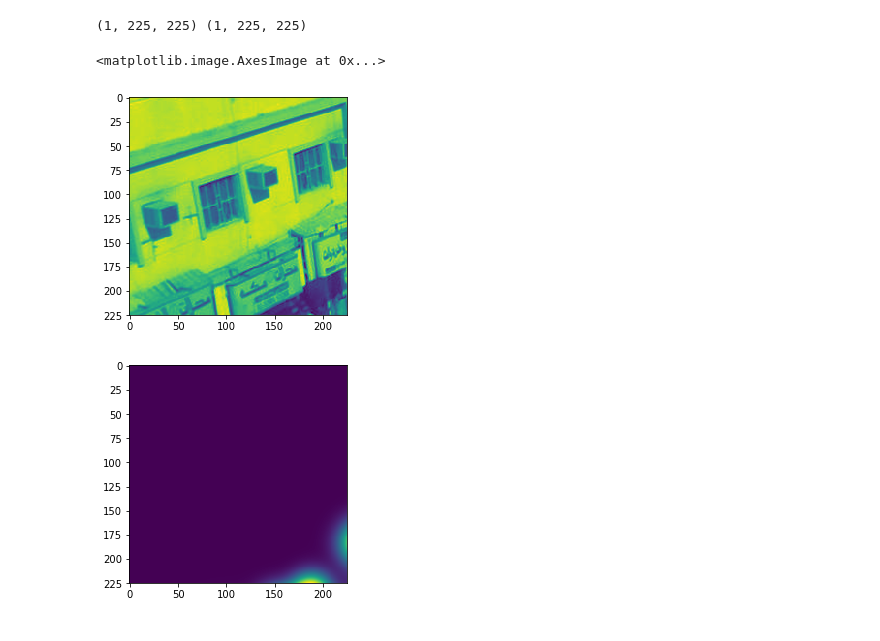
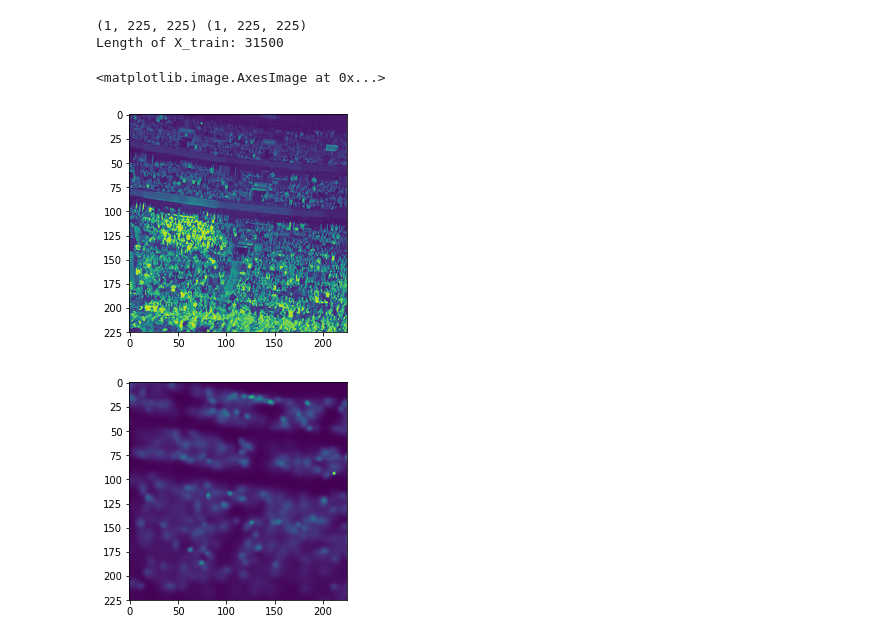
Before and after one commit to prateekm08/crowd-counting-I, a Jupyter notebook: Crowd_Counting.ipynb, the cells around one changed output. Drawn from its saved outputs; the diff is of its cells as text; code cells hidden in the pictures.

```diff
--- a/Crowd_Counting.ipynb
+++ b/Crowd_Counting.ipynb
@@ -24,8 +22,9 @@ from sklearn.model_selection import train_test_split
 import matplotlib.pyplot as plt
 %matplotlib inline
 # %%
-data = 'UCF_CC_50/'
+data = '/UCF_CC_50/'
 images = [data+i for i in os.listdir(data) if 'mat' not in i]
+images.remove('/UCF_CC_50/.floyddata')
 # %%
 images_ann = []
 
@@ -107,7 +106,7 @@ def load_densities():
 
 densities = load_densities()
 # %%
-img = cv2.imread(images[10])
+img = cv2.imread(images[25])
 plt.imshow(np.asarray(img))
 plt.figure()
-plt.imshow(densities[10])                                              #Show loaded densities
+plt.imshow(densities[25])                                              #Show loaded densities
@@ -364,12 +376,14 @@ Y_train_1 = np.load('npy_files/Y_train_1.npy')
 # %%
 #test the imports from the .npy files
-print X_train_1[1900].shape, Y_train_1[1900].shape
-plt.imshow(X_train_1[1800].squeeze())
+print X_train[1000].shape, Y_train[1000].shape
+print 'Length of X_train: {}'.format(len(X_train))
+plt.imshow(X_train[1000].squeeze())
 plt.figure()
-plt.imshow(Y_train_1[1800].squeeze())
+plt.imshow(Y_train[1000].squeeze())
 # %% [output]
 (1, 225, 225) (1, 225, 225)
+Length of X_train: 31500
 <matplotlib.image.AxesImage at 0x...>
-[figure, old version]
+[figure, new version]
-[figure, old version]
+[figure, new version]
 # %%
```
Also changed, not shown: parts of 16 cells of this notebook.
